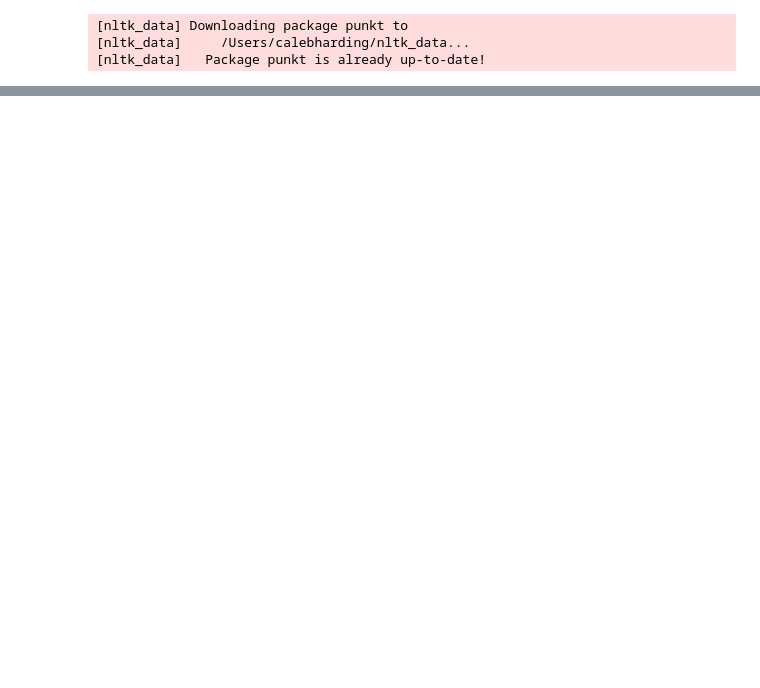
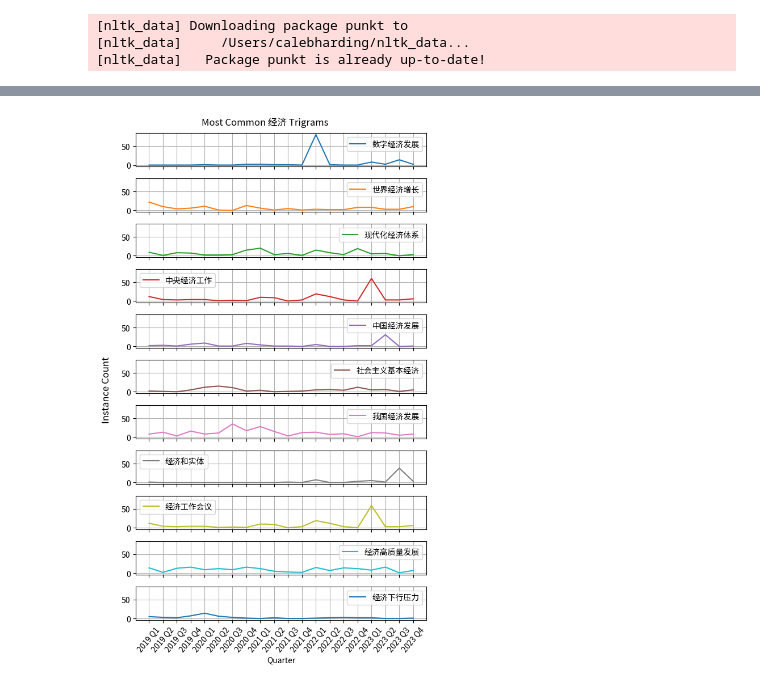
Before and after one commit to calebcsjm/China_Project, a Jupyter notebook: analyze_articles/context_analysis.ipynb, the cells around one changed output, grey strips where cells are left out. Cells and saved outputs as stored; diff of their text form; code cells hidden in the pictures; blank space fills up the shorter version.

```diff
--- a/analyze_articles/context_analysis.ipynb
+++ b/analyze_articles/context_analysis.ipynb
@@ -161,0 +222,3 @@ graph_top_n_ngrams(terms, "Most Common 经济 Bigrams", y_lim=[0, 150])
+# %%
+terms = get_top_n_ngrams(articles, "经济", 1, 3)
+terms
@@ -161,0 +241,5 @@ graph_top_n_ngrams(terms, "Most Common 经济 Bigrams", y_lim=[0, 150])
+# %%
+terms.remove('经济全球化的')
+graph_top_n_ngrams(terms, "Most Common 经济 Trigrams")
+# %% [output]
+[figure, added]
```
Also changed, not shown: parts of 18 cells of this notebook, 1 other file.
